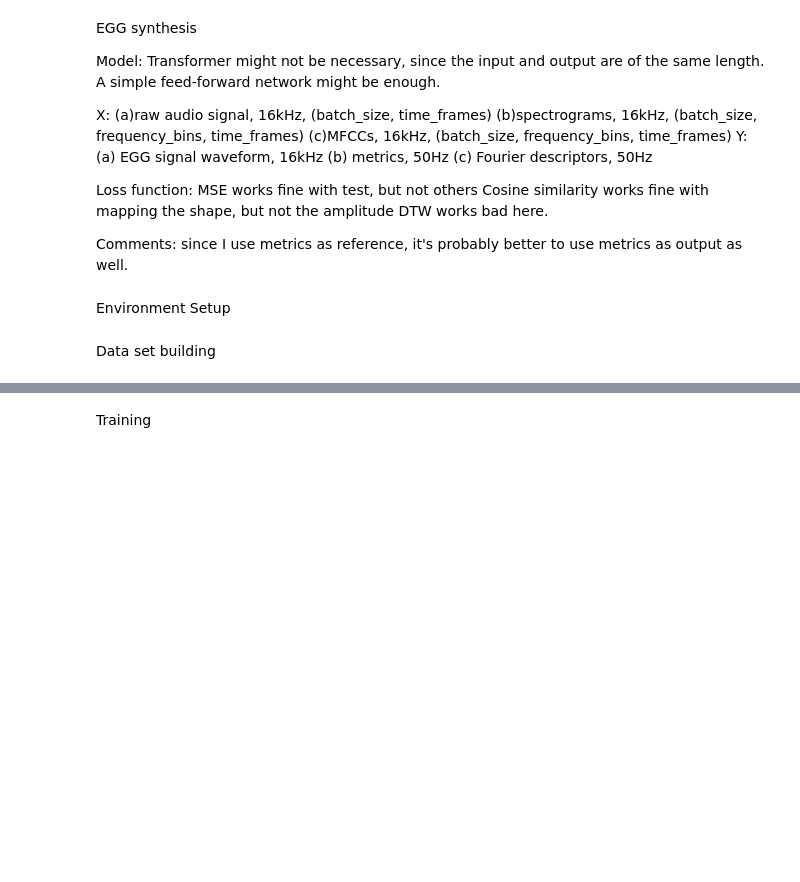
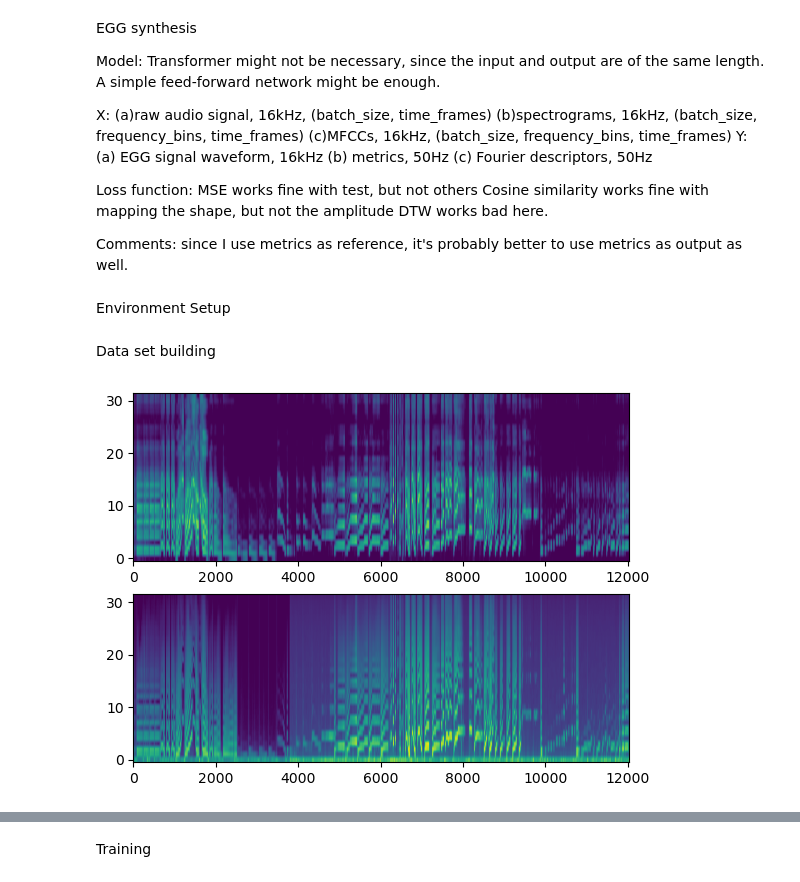
Before and after one commit to ChuanCh/A2E, a Jupyter notebook: ATE.ipynb, the cells around one changed output, grey strips where cells are left out. Drawn from its saved outputs; the diff is of its cells as text; code cells hidden in the pictures; blank space fills up the shorter version.

Commit message:
LSTM_MelSpectro

```diff
--- a/ATE.ipynb
+++ b/ATE.ipynb
@@ -323,3 +55,93 @@ class VoiceDataset(Dataset):
+# %%
+raw_wav = librosa.load('F01_VRP_C_Voice_EGG.wav', sr=samplerate, mono=False)[0]
+input_wav = raw_wav[0]
+target_wav = raw_wav[1]
+
+# convert the raw wav to mel spectrogram
+mel_input = librosa.power_to_db(librosa.feature.melspectrogram(y=input_wav, sr=samplerate, n_mels=32))
+mel_target = librosa.power_to_db(librosa.feature.melspectrogram(y=target_wav, sr=samplerate, n_mels=32))
+
+import numpy as np
+
+def reshape_mel_spectrogram(mel_input, num_frames):
+    """
+    Reshape a Mel spectrogram from (n_mels, total_samples) to (num_samples, num_frames, n_mels).
+
+    Args:
+        mel_input (numpy.ndarray): The Mel spectrogram with shape (n_mels, total_samples).
+        num_frames (int): The desired number of frames (time steps) for each sample.
+
+    Returns:
+        numpy.ndarray: The reshaped Mel spectrogram with shape (num_samples, num_frames, n_mels).
+    """
+    n_mels, total_samples = mel_input.shape
+    # Ensure that the total number of samples is divisible by the number of frames, if not, delete the last frame
+    mel_input = mel_input[:, :-(total_samples % num_frames)]
+
+    # Calculate the number of samples we'll end up with after the reshape
+    num_samples = total_samples // num_frames
+
+    # Reshape the Mel spectrogram
+    reshaped_mel_input = mel_input.T.reshape(num_samples, num_frames, n_mels)
+
+    return reshaped_mel_input
+
+num_frames = 100  # This is an example, adjust to your actual desired frame count
+reshaped_mel_input = reshape_mel_spectrogram(mel_input, num_frames)
+reshaped_mel_target = reshape_mel_spectrogram(mel_target, num_frames)
+
+# plot the mel spectrogram
+plt.figure()
+plt.subplot(2, 1, 1)
+plt.imshow(mel_input, aspect='auto', origin='lower')
+plt.subplot(2, 1, 2)
+plt.imshow(mel_target, aspect='auto', origin='lower')
+plt.show()
+
+import torch
+from torch.utils.data import Dataset
+import numpy as np
+
+class VoiceDataset(Dataset):
+    def __init__(self, input_mel_specs, target_mel_specs):
+        """
+        Initializes the dataset with input and target Mel spectrograms.
+
+        Args:
+        input_mel_specs (numpy.ndarray): A 3D numpy array of shape (num_samples, num_frames, n_mels)
+                                         containing the Mel spectrogram for the input audio.
+        target_mel_specs (numpy.ndarray): A 3D numpy array of shape (num_samples, num_frames, n_mels)
+                                          containing the Mel spectrogram for the target audio.
+        """
+        assert input_mel_specs.shape == target_mel_specs.shape, "Input and target spectrograms must have the same shape"
+
+        self.input_mel_specs = input_mel_specs
+        self.target_mel_specs = target_mel_specs
+
+    def __len__(self):
+        """Returns the number of samples in the dataset."""
+        return self.input_mel_specs.shape[0]
+
+    def __getitem__(self, idx):
+        """
+        Returns the input and target Mel spectrogram for a given index.
+
+        Args:
+        idx (int): The index of the sample.
+
+        Returns:
+        Tuple[torch.Tensor, torch.Tensor]: The input and target Mel spectrograms as PyTorch tensors.
+        """
+        input_spec = torch.tensor(self.input_mel_specs[idx], dtype=torch.float32)
+        target_spec = torch.tensor(self.target_mel_specs[idx], dtype=torch.float32)
+
+        return input_spec, target_spec
+
+# Assuming input_mel_specs and target_mel_specs are your datasets
+dataset = VoiceDataset(reshaped_mel_input, reshaped_mel_target)
+dataloader = DataLoader(dataset, batch_size=4, shuffle=True)
+# %% [output]
+[figure, added]
 # %%
 # create the dataset
 dataset = VoiceDataset(segment_length_in_samples)
```
Also changed, not shown: parts of 12 cells of this notebook, 20 other files.
